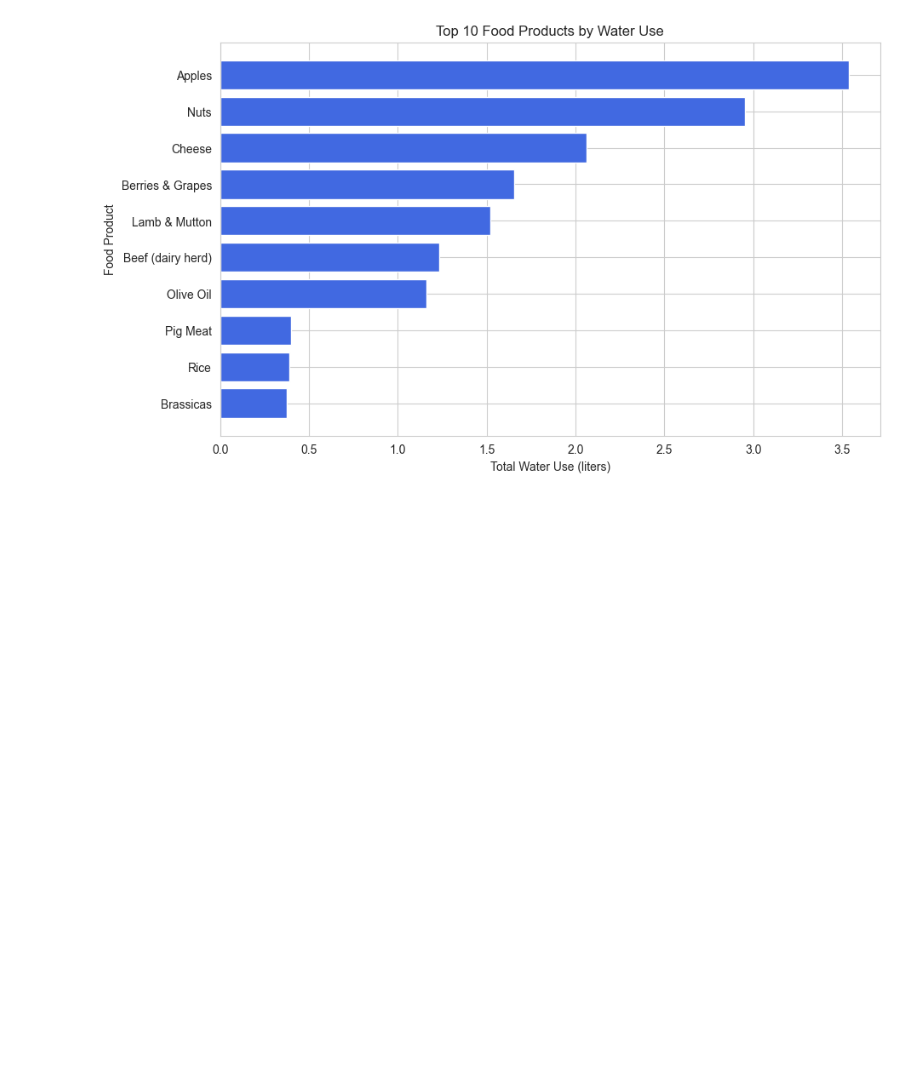
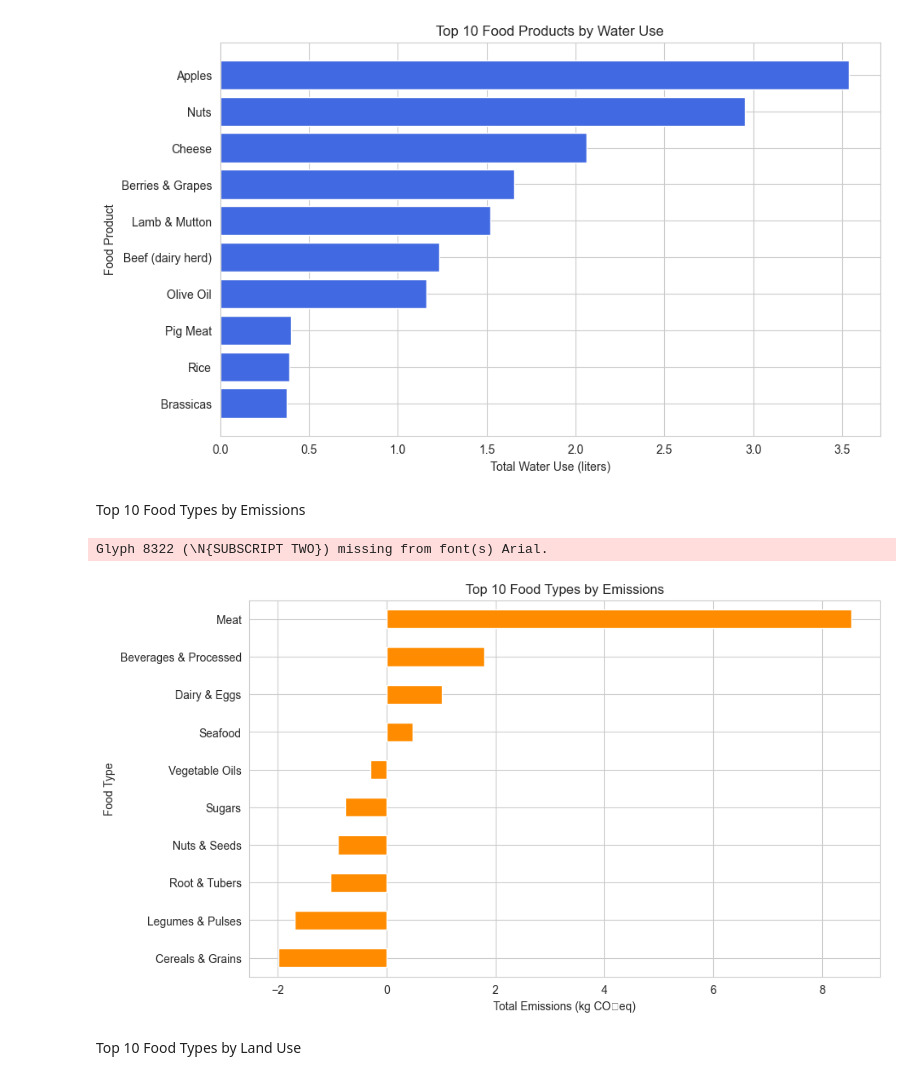
Before and after one commit to Victor-Osei/Environmental-Impact-of-Food-Production-Analysis, a Jupyter notebook: fpa.ipynb, the cells around one changed output. Drawn from its saved outputs; the diff is of its cells as text; code cells hidden in the pictures; blank space fills up the shorter version.

```diff
--- a/fpa.ipynb
+++ b/fpa.ipynb
@@ -1493,3 +1493,21 @@ plt.gca().invert_yaxis()
 plt.show()
 # %% [output]
 [figure]
+# %% [markdown]
+Top 10 Food Types by Emissions
+# %%
+# Aggregating emissions by food type
+top_10_food_type_emissions = fp.groupby('Food Type')['Total_emissions'].sum().nlargest(10)
+
+# Visualization: Top 10 Food Types by Emissions
+plt.figure(figsize=(10, 6))
+top_10_food_type_emissions.sort_values().plot(kind='barh', color='darkorange')
+plt.xlabel("Total Emissions (kg CO₂eq)")
+plt.ylabel("Food Type")
+plt.title("Top 10 Food Types by Emissions")
+plt.show()
+# %% [output]
+Glyph 8322 (\N{SUBSCRIPT TWO}) missing from font(s) Arial.
+[figure, added]
+# %% [markdown]
+Top 10 Food Types by Land Use
```
